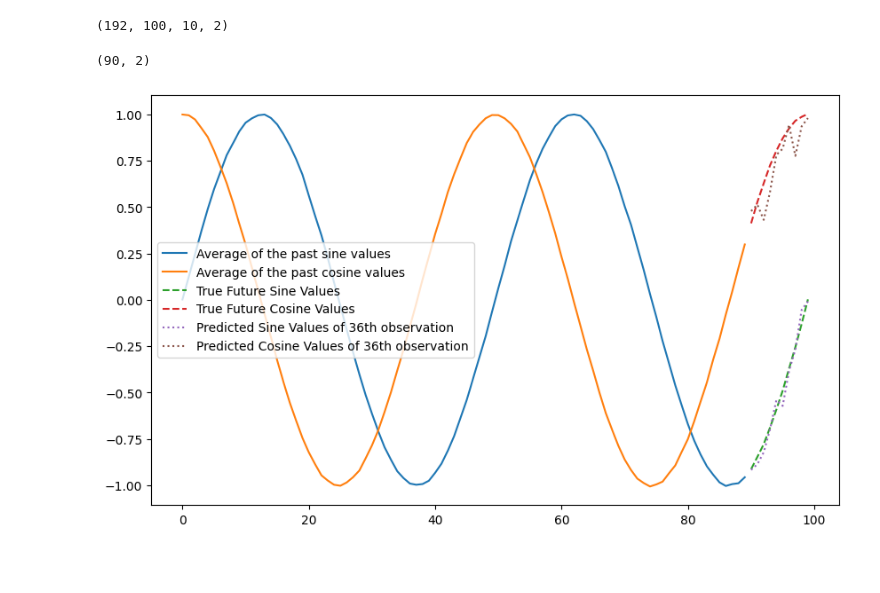
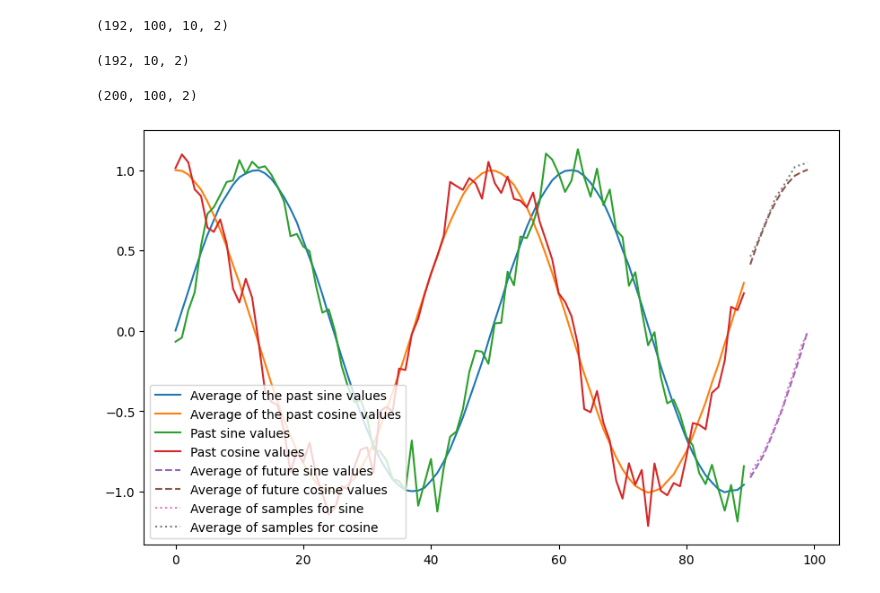
Before and after one commit to allshaks/eeg_llm, a Jupyter notebook: train_gpt_from_scratch.ipynb, the cells around one changed output. Saved outputs shown, nothing was run; the diff lists cells and outputs as text; code cells hidden in the pictures; blank space fills up the shorter version.

Commit message:
added visualization

```diff
--- a/train_gpt_from_scratch.ipynb
+++ b/train_gpt_from_scratch.ipynb
@@ -231,29 +231,43 @@ for prediciton in range(generated_predicitons.shape[0]):
 
         sample_idx_sine.append(best_pred_sine)
         sample_idx_cosine.append(best_pred_cosine)
-# %%
-data_avg[:-10].shape
-# %% [output]
-(90, 2)
+# %%
+pred_mean = np.mean(generated_predicitons, axis=1)
+pred_mean.shape
+# %% [output]
+(192, 10, 2)
+# %%
+y.shape
+# %% [output]
+(200, 100, 2)
 # %%
 # define observation you want to examine
-pred = 35
+pred = 2
+pl = 10
 # Plot the best predictions
 plt.figure(figsize=(10, 6))
 
-# Plot past values
-plt.plot(np.arange(len(data_avg[:-10])), data_avg[:-10, 0], label="Average of the past sine values")
-plt.plot(np.arange(len(data_avg[:-10])), data_avg[:-10, 1], label="Average of the past cosine values")
+# Plot the average past values
+plt.plot(np.arange(len(data_avg[:-pl])), data_avg[:-pl, 0], label="Average of the past sine values")
+plt.plot(np.arange(len(data_avg[:-pl])), data_avg[:-pl, 1], label="Average of the past cosine values")
+
+# Plot the past values of the observation
+plt.plot(np.arange(len(data_avg[:-pl])), y[pred, :-pl, 0], label=f"Past sine values")
+plt.plot(np.arange(len(data_avg[:-pl])), y[pred, :-pl, 1], label=f"Past cosine values")
 
 # Plot true future values
-plt.plot(np.arange(len(data_avg[:-10]), len(data_avg[:-10]) + 10), data_avg[-10:, 0], label="True Future Sine Values", linestyle='dashed')
-plt.plot(np.arange(len(data_avg[:-10]), len(data_avg[:-10]) + 10), data_avg[-10:, 1], label="True Future Cosine Values", linestyle='dashed')
+plt.plot(np.arange(len(data_avg[:-pl]), len(data_avg[:-pl]) + pl), data_avg[-10:, 0], label="Average of future sine values", linestyle='dashed')
+plt.plot(np.arange(len(data_avg[:-pl]), len(data_avg[:-pl]) + pl), data_avg[-10:, 1], label="Average of future cosine values", linestyle='dashed')
 
 # Plot predicted future values of one sampled observation
-plt.plot(np.arange(len(data_avg[:-10]), len(data_avg[:-10]) + 10), generated_predicitons[pred, sample_idx_sine[pred], :, 0], label=f"Predicted Sine Values of {pred + 1}th observation", linestyle='dotted')
-plt.plot(np.arange(len(data_avg[:-10]), len(data_avg[:-10]) + 10), generated_predicitons[pred, sample_idx_cosine[pred], :, 1], label=f"Predicted Cosine Values of {pred + 1}th observation", linestyle='dotted')
+# plt.plot(np.arange(len(data_avg[:-10]), len(data_avg[:-10]) + 10), generated_predicitons[pred, sample_idx_sine[pred], :, 0], label=f"Predicted Sine Values of {pred + 1}th observation", linestyle='dotted')
+# plt.plot(np.arange(len(data_avg[:-10]), len(data_avg[:-10]) + 10), generated_predicitons[pred, sample_idx_cosine[pred], :, 1], label=f"Predicted Cosine Values of {pred + 1}th observation", linestyle='dotted')
 
-plt.legend()
+# Plot the mean prediction
+plt.plot(np.arange(len(data_avg[:-pl]), len(data_avg[:-pl]) + pl), pred_mean[pred, :, 0], label="Average of samples for sine", linestyle="dotted")
+plt.plot(np.arange(len(data_avg[:-pl]), len(data_avg[:-pl]) + pl), pred_mean[pred, :, 1], label="Average of samples for cosine", linestyle="dotted")
+
+plt.legend(loc='lower left')
 plt.show()
 # %% [output]
-[figure, old version]
+[figure, new version]
```
Also changed, not shown: parts of 2 cells of this notebook.
